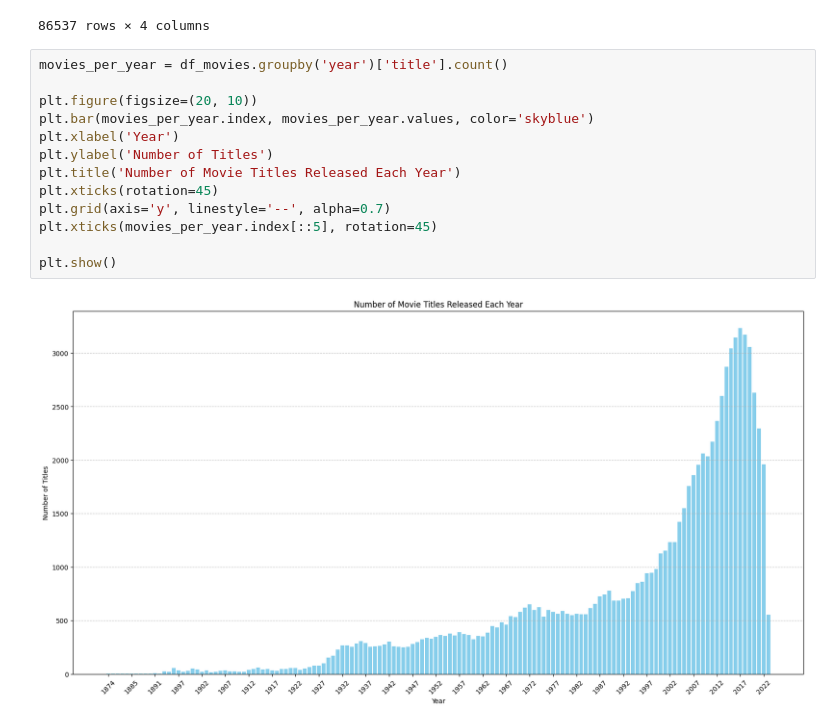
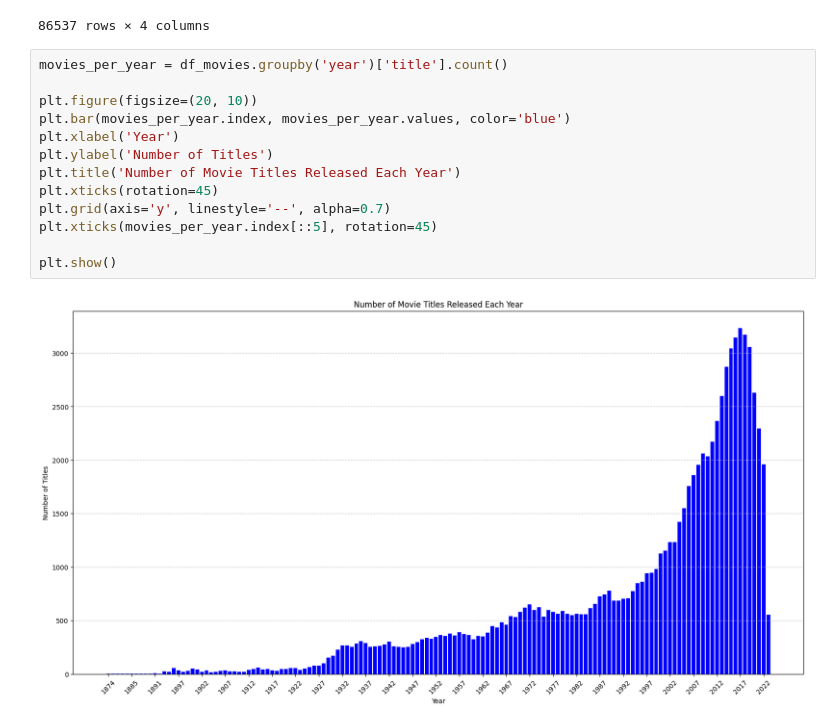
Before and after one commit to samiguru/AI-Samir-Ibrahim-OPA23, a Jupyter notebook: labs/Lab1_AI.ipynb, the cells around one changed output. Cells and saved outputs as stored; diff of their text form.

```diff
--- a/labs/Lab1_AI.ipynb
+++ b/labs/Lab1_AI.ipynb
@@ -136,15 +136,15 @@ df_movies
 # %%
 movies_per_year = df_movies.groupby('year')['title'].count()
 
 plt.figure(figsize=(20, 10))
-plt.bar(movies_per_year.index, movies_per_year.values, color='skyblue')
+plt.bar(movies_per_year.index, movies_per_year.values, color='blue')
 plt.xlabel('Year')
 plt.ylabel('Number of Titles')
 plt.title('Number of Movie Titles Released Each Year')
 plt.xticks(rotation=45)
 plt.grid(axis='y', linestyle='--', alpha=0.7)
 plt.xticks(movies_per_year.index[::5], rotation=45)
 
 plt.show()
 # %% [output]
-[figure, old version]
+[figure, new version]
```
Also changed, not shown: parts of 6 cells of this notebook.
